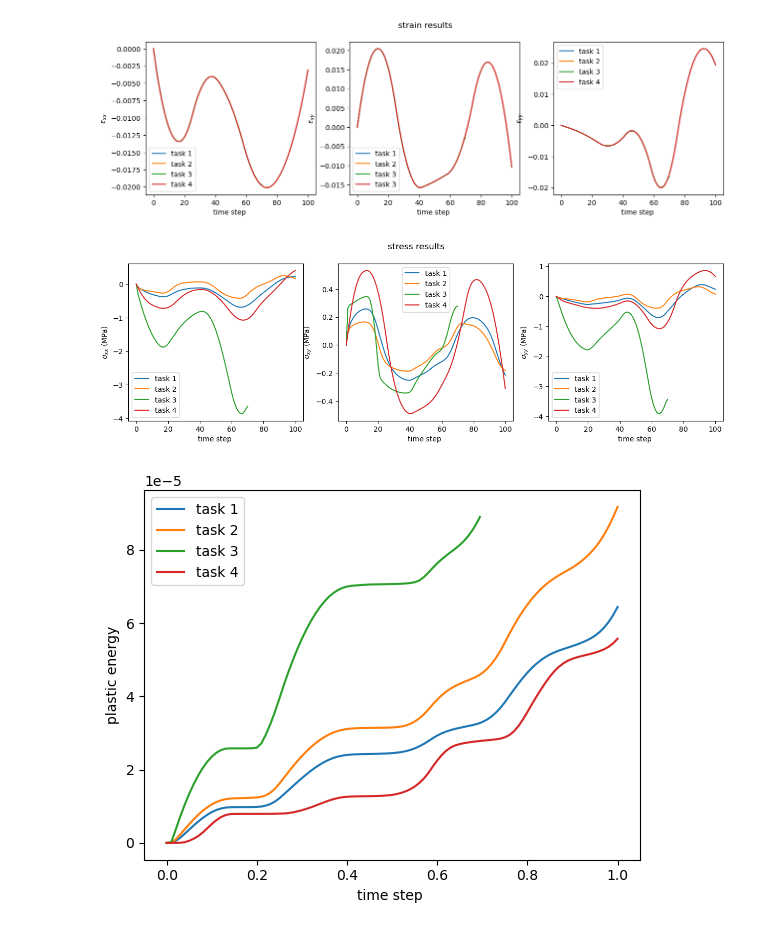
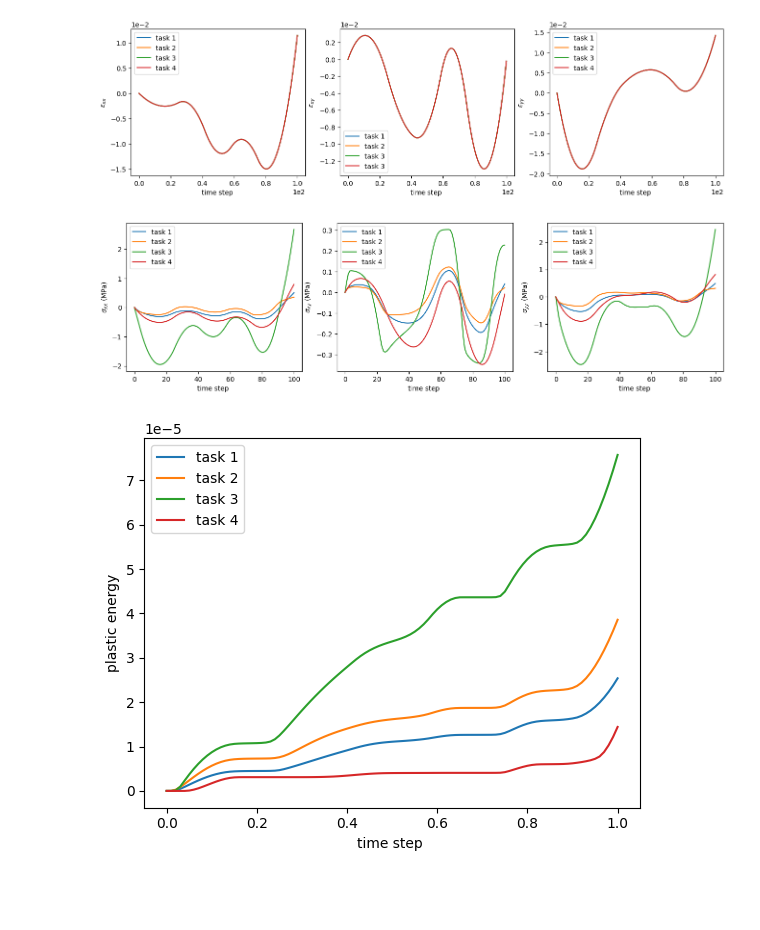
Before and after one commit to bessagroup/rvesimulator, a Jupyter notebook: examples/cooperative_learning/tasks/results/read_results.ipynb, the cells around one changed output. Cells and saved outputs as stored; diff of their text form; code cells hidden in the pictures; blank space fills up the shorter version.

```diff
--- a/examples/cooperative_learning/tasks/results/read_results.ipynb
+++ b/examples/cooperative_learning/tasks/results/read_results.ipynb
@@ -10,7 +10,7 @@ with open("task3_final.pickle", "rb") as fd:
     data3 = pickle.load(fd, fix_imports=True, encoding="latin1")
 with open("task4_final.pickle", "rb") as fd:
     data4 = pickle.load(fd, fix_imports=True, encoding="latin1")
-index = 858
+index = 1
 results_1 =data1["responses"]
 results_2 =data2["responses"]
 results_3 =data3["responses"]
@@ -36,13 +36,14 @@ plastic_energy_4 = results_4["plastic_energy"].iloc[index]
 
 
 pparam = dict(xlabel='time step ', ylabel="$\epsilon_{xx}$")
-fig, ax = plt.subplots(1,3, figsize=(15,4))
+fig, ax = plt.subplots(1,3, figsize=(16,4))
 ax[0].plot(strain_1[:, 0, 0], label="task 1")
 ax[0].plot(strain_2[:, 0, 0], label="task 2")
 ax[0].plot(strain_3[:, 0, 0], label="task 3")
 ax[0].plot(strain_4[:, 0, 0], label="task 4")
 ax[0].legend()
 ax[0].set(**pparam)
+ax[0].ticklabel_format(axis='both', style='sci', scilimits=(0,2))
 pparam = dict(xlabel='time step ', ylabel="$\epsilon_{xy}$")
 ax[1].plot(strain_1[:, 0, 1], label="task 1")
 ax[1].plot(strain_2[:, 0, 1], label="task 2")
@@ -50,6 +51,7 @@ ax[1].plot(strain_3[:, 0, 1], label="task 3")
 ax[1].plot(strain_4[:, 0, 1], label="task 3")
 ax[1].legend()
 ax[1].set(**pparam)
+ax[1].ticklabel_format(axis='both', style='sci', scilimits=(0,2))
 pparam = dict(xlabel='time step ', ylabel="$\epsilon_{yy}$")
 ax[2].plot(strain_1[:, 1, 1], label="task 1")
 ax[2].plot(strain_2[:, 1, 1], label="task 2")
@@ -57,46 +59,46 @@ ax[2].plot(strain_3[:, 1, 1], label="task 3")
 ax[2].plot(strain_4[:, 1, 1], label="task 4")
 ax[2].legend()
 ax[2].set(**pparam)
-fig.suptitle('strain results')
-plt.savefig('strain.png', dpi=300)
+# fig.suptitle('strain results')
+ax[2].ticklabel_format(axis='both', style='sci', scilimits=(0,2))
+plt.savefig('strain.pdf', dpi=300, bbox_inches='tight')
 
 pparam = dict(xlabel='time step ', ylabel="$\sigma_{xx}$ (MPa)")
-fig, ax = plt.subplots(1,3,figsize=(15,4))
+fig, ax = plt.subplots(1,3,figsize=(16,4))
 ax[0].plot(stress_1[:, 0, 0], label="task 1")
 ax[0].plot(stress_2[:, 0, 0], label="task 2")
 ax[0].plot(stress_3[:, 0, 0], label="task 3")
 ax[0].plot(stress_4[:, 0, 0], label="task 4")
 ax[0].legend()
 ax[0].set(**pparam)
 pparam = dict(xlabel='time step ', ylabel="$\sigma_{xy}$ (MPa)")
 ax[1].plot(stress_1[:, 1, 0], label="task 1")
 ax[1].plot(stress_2[:, 1, 0], label="task 2")
 ax[1].plot(stress_3[:, 1, 0], label="task 3")
 ax[1].plot(stress_4[:, 1, 0], label="task 4")
 ax[1].legend()
 ax[1].set(**pparam)
 pparam = dict(xlabel='time step ', ylabel="$\sigma_{yy}$ (MPa)")
 ax[2].plot(stress_1[:, 1, 1], label="task 1")
 ax[2].plot(stress_2[:, 1, 1], label="task 2")
 ax[2].plot(stress_3[:, 1, 1], label="task 3")
 ax[2].plot(stress_4[:, 1, 1], label="task 4")
 ax[2].legend()
 ax[2].set(**pparam)
-fig.suptitle('stress results')
 # plt.show()
-plt.savefig('stress.png', dpi=300)
+plt.savefig('stress.pdf', dpi=300 ,bbox_inches='tight')
 
 
 pparam = dict(xlabel='time step ', ylabel="plastic energy")
 fig, ax = plt.subplots()
 ax.plot(plastic_energy_1[:,0], plastic_energy_1[:,1], label="task 1")
 ax.plot(plastic_energy_2[:,0], plastic_energy_2[:,1], label="task 2")
 ax.plot(plastic_energy_3[:,0], plastic_energy_3[:,1], label="task 3")
 ax.plot(plastic_energy_4[:,0], plastic_energy_4[:,1], label="task 4")
 ax.legend()
 ax.set(**pparam)
-plt.savefig('energy.png', dpi=300)
+plt.savefig('energy.pdf', dpi=300)
 # %% [output]
-[figure, old version]
+[figure, new version]
-[figure, old version]
+[figure, new version]
-[figure, old version]
+[figure, new version]
```
Also changed, not shown: 22 other files.
